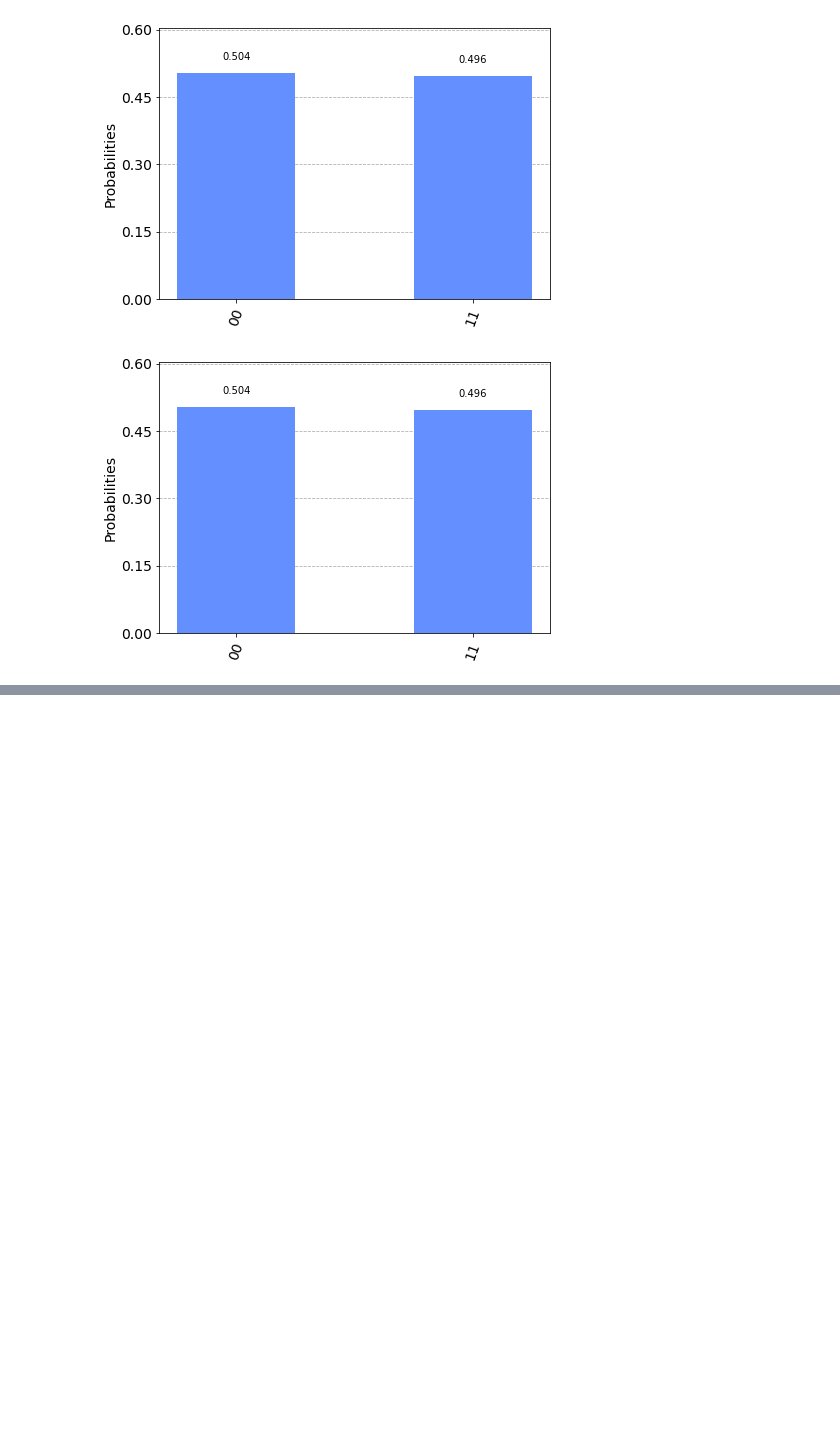
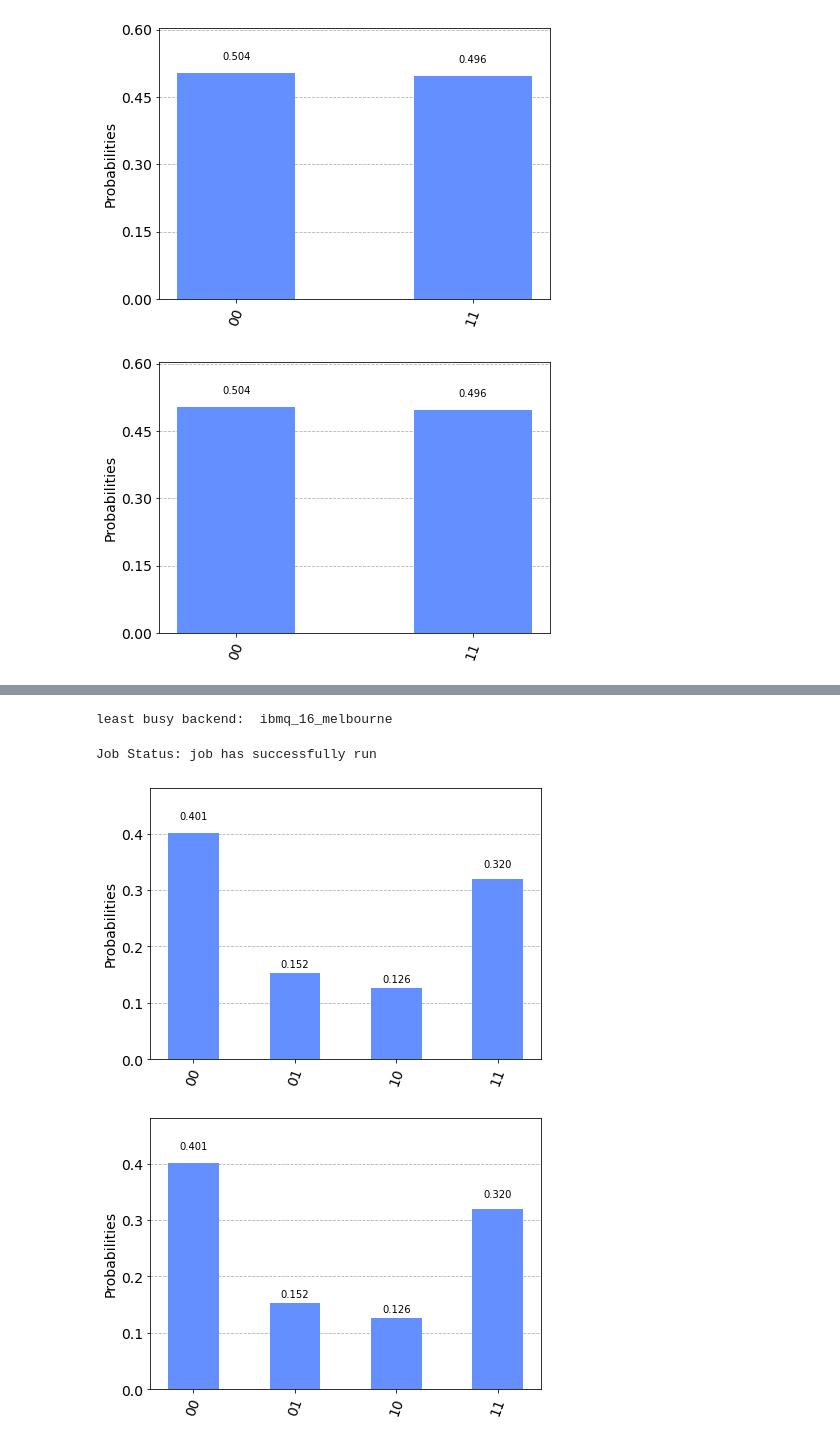
Before and after one commit to ishworii/QIS, a Jupyter notebook: Introductory.ipynb, the cells around one changed output, grey strips where cells are left out. Cells and saved outputs as stored; diff of their text form; code cells hidden in the pictures; blank space fills up the shorter version.

```diff
--- a/Introductory.ipynb
+++ b/Introductory.ipynb
@@ -55,3 +55,5 @@ plot_histogram(result.get_counts())
 # %% [output]
 [figure]
 [figure]
+# %%
+IBMQ.load_account()
@@ -57,0 +65,13 @@ plot_histogram(result.get_counts())
+# %%
+# Load our saved IBMQ accounts and get the least busy backend device with greater than or equal to (n+1) qubits
+from qiskit.providers.ibmq import least_busy
+provider = IBMQ.get_provider(hub='ibm-q')
+backend = least_busy(provider.backends(filters=lambda x: x.configuration().n_qubits >= (2+1) and
+                                   not x.configuration().simulator and x.status().operational==True))
+print("least busy backend: ", backend)
+# %% [output]
+least busy backend:  ibmq_16_melbourne
+# %%
+qcomp = provider.get_backend('ibmq_16_melbourne')
+# %%
+job = execute(qc,backend = qcomp,shots = 2048)
@@ -57,0 +80,10 @@ plot_histogram(result.get_counts())
+# %%
+job_monitor(job)
+# %% [output]
+Job Status: job has successfully run
+# %%
+result = job.result()
+plot_histogram(result.get_counts(qc))
+# %% [output]
+[figure, added]
+[figure, added]
```
Also changed, not shown: parts of 6 cells of this notebook.
